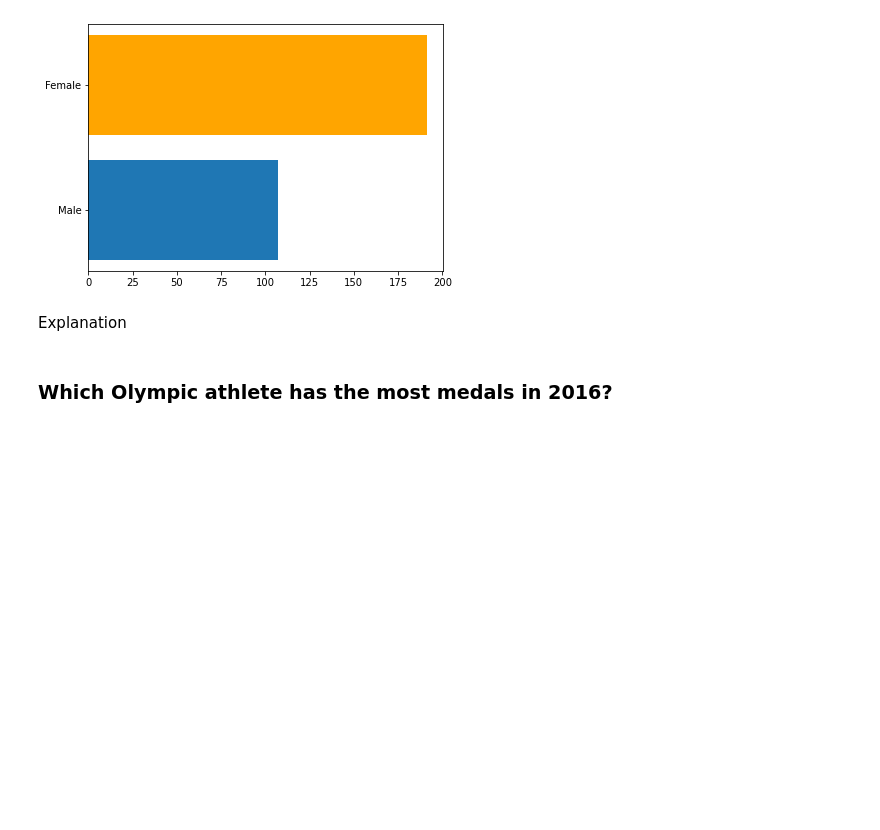
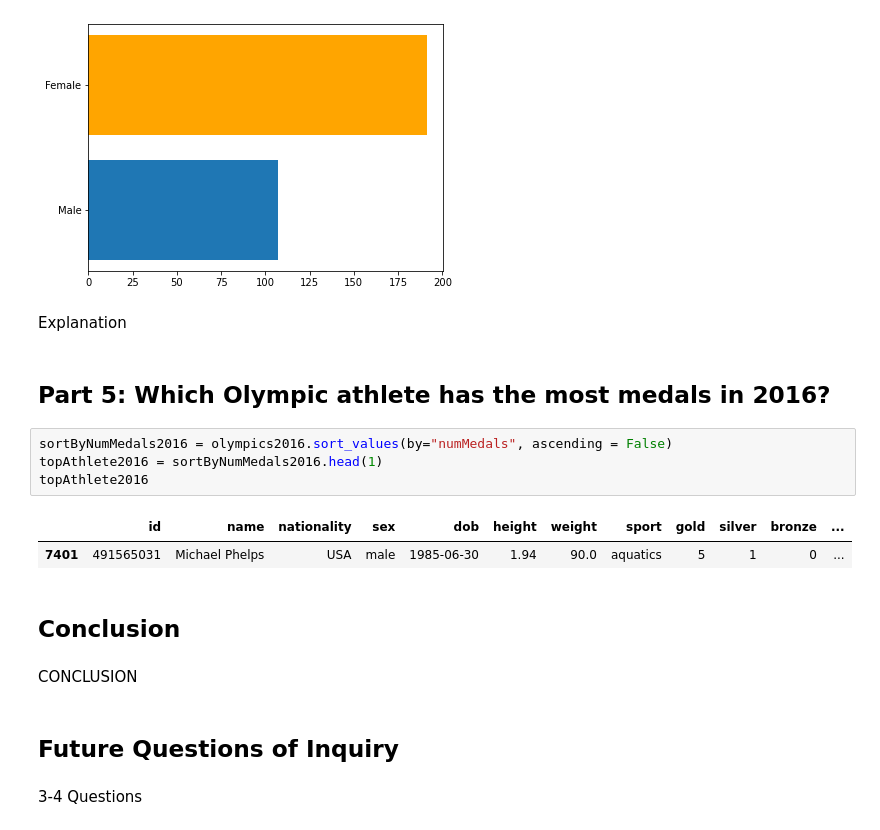
Before and after one commit to bdavis12302/2020-2016-Summer-Olympic-Data, a Jupyter notebook: DSCI235 Final Project - 2020 and 2016 Summer Olympic Data.ipynb, the cells around one changed output. Drawn from its saved outputs; the diff is of its cells as text; blank space fills up the shorter version.

```diff
--- a/DSCI235 Final Project - 2020 and 2016 Summer Olympic Data.ipynb
+++ b/DSCI235 Final Project - 2020 and 2016 Summer Olympic Data.ipynb
@@ -429,4 +381,19 @@ plt.barh("Female", usMedalists[usMedalists['Gender'] == 'Female']['Gender'].coun
 # %% [markdown]
 Explanation
 # %% [markdown]
-### Which Olympic athlete has the most medals in 2016?
+## Part 5: Which Olympic athlete has the most medals in 2016?
+# %%
+sortByNumMedals2016 = olympics2016.sort_values(by="numMedals", ascending = False)
+topAthlete2016 = sortByNumMedals2016.head(1)
+topAthlete2016
+# %% [output]
+|  | id | name | nationality | sex | dob | height | weight | sport | gold | silver | bronze | ... |
+| 7401 | 491565031 | Michael Phelps | USA | male | 1985-06-30 | 1.94 | 90.0 | aquatics | 5 | 1 | 0 | ... |
+# %% [markdown]
+## Conclusion
+# %% [markdown]
+CONCLUSION
+# %% [markdown]
+## Future Questions of Inquiry
+# %% [markdown]
+3-4 Questions
```
Also changed, not shown: parts of 15 cells of this notebook.
